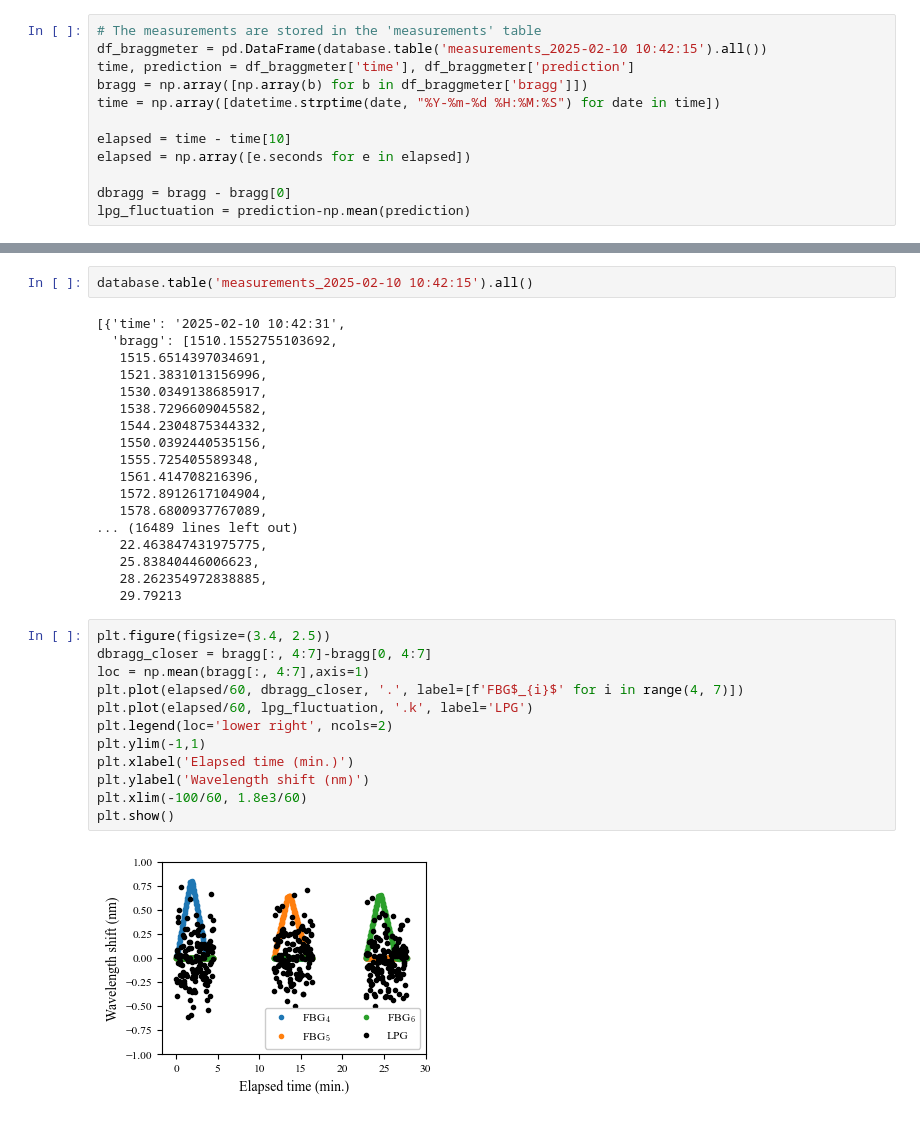
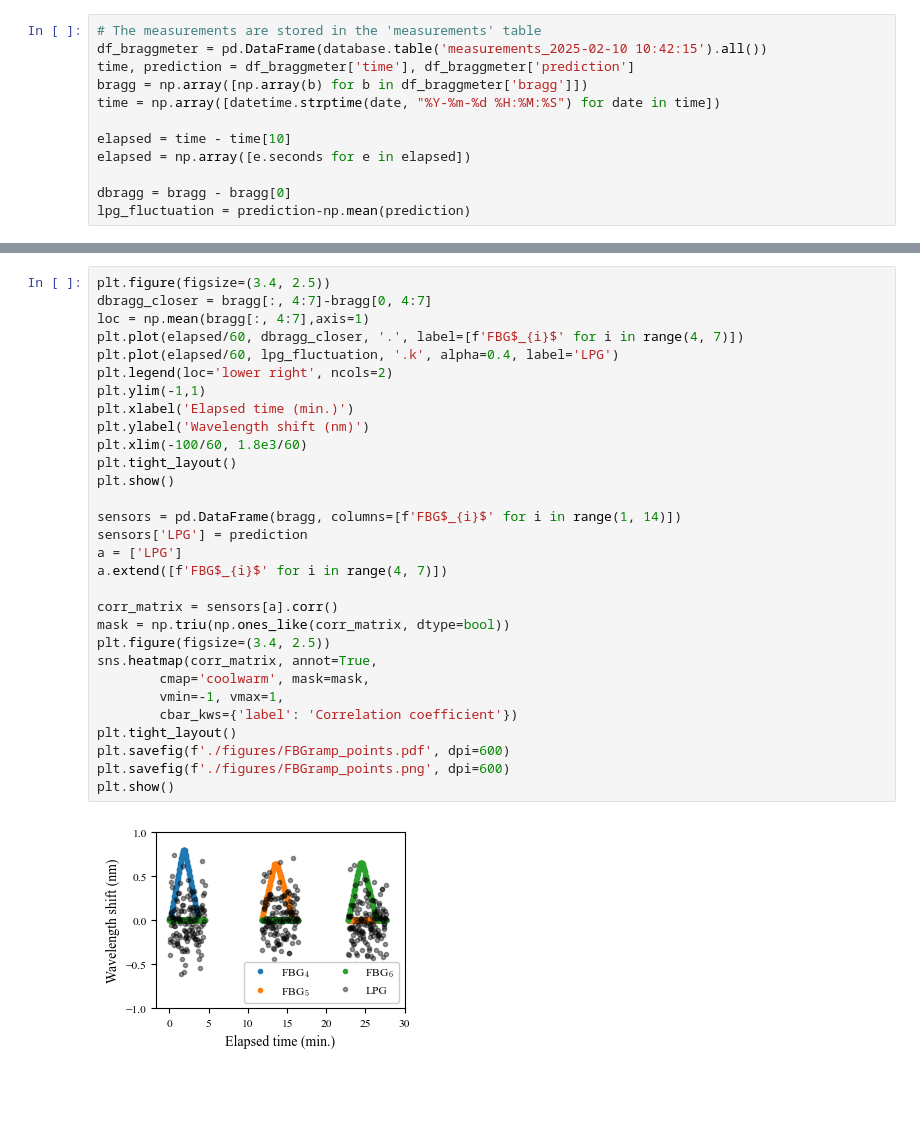
Before and after one commit to felipebarino/lpfg_demodulation_supplementary, a Jupyter notebook: 3 - Evaluation by measured spectra.ipynb, the cells around one changed output, grey strips where cells are left out. Saved outputs shown, nothing was run; the diff lists cells and outputs as text; blank space fills up the shorter version.

```diff
--- a/3 - Evaluation by measured spectra.ipynb
+++ b/3 - Evaluation by measured spectra.ipynb
@@ -797,34 +797,32 @@ Name: time, Length: 434, dtype: object
-# %%
-database.table('measurements_2025-02-10 10:42:15').all()
-# %% [output]
-[{'time': '2025-02-10 10:42:31',
-  'bragg': [1510.1552755103692,
-   1515.6514397034691,
-   1521.3831013156996,
-   1530.0349138685917,
-   1538.7296609045582,
-   1544.2304875344332,
-   1550.0392440535156,
-   1555.725405589348,
-   1561.414708216396,
-   1572.8912617104904,
-   1578.6800937767089,
-... (16489 lines left out)
-   22.463847431975775,
-   25.83840446006623,
-   28.262354972838885,
-   29.79213
 # %%
 plt.figure(figsize=(3.4, 2.5))
 dbragg_closer = bragg[:, 4:7]-bragg[0, 4:7]
 loc = np.mean(bragg[:, 4:7],axis=1)
 plt.plot(elapsed/60, dbragg_closer, '.', label=[f'FBG$_{i}$' for i in range(4, 7)])
-plt.plot(elapsed/60, lpg_fluctuation, '.k', label='LPG')
+plt.plot(elapsed/60, lpg_fluctuation, '.k', alpha=0.4, label='LPG')
 plt.legend(loc='lower right', ncols=2)
 plt.ylim(-1,1)
 plt.xlabel('Elapsed time (min.)')
 plt.ylabel('Wavelength shift (nm)')
 plt.xlim(-100/60, 1.8e3/60)
+plt.tight_layout()
 plt.show()
+
+sensors = pd.DataFrame(bragg, columns=[f'FBG$_{i}$' for i in range(1, 14)])
+sensors['LPG'] = prediction
+a = ['LPG']
+a.extend([f'FBG$_{i}$' for i in range(4, 7)])
+
+corr_matrix = sensors[a].corr()
+mask = np.triu(np.ones_like(corr_matrix, dtype=bool))
+plt.figure(figsize=(3.4, 2.5))
+sns.heatmap(corr_matrix, annot=True,
+        cmap='coolwarm', mask=mask,
+        vmin=-1, vmax=1,
+        cbar_kws={'label': 'Correlation coefficient'})
+plt.tight_layout()
+plt.savefig(f'./figures/FBGramp_points.pdf', dpi=600)
+plt.savefig(f'./figures/FBGramp_points.png', dpi=600)
+plt.show()
 # %% [output]
-[figure, old version]
+[figure, new version]
```
Also changed, not shown: parts of 15 cells of this notebook, 4 other files.
